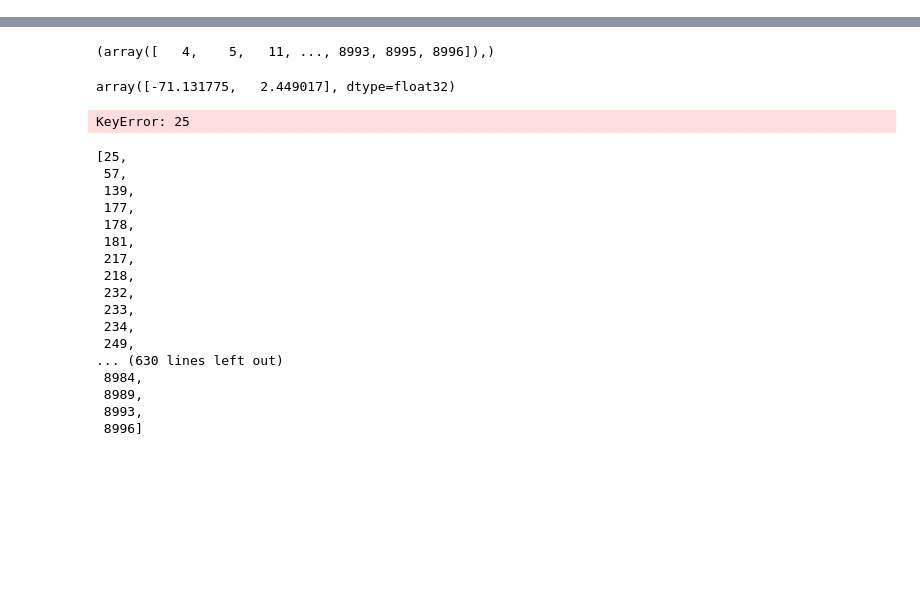
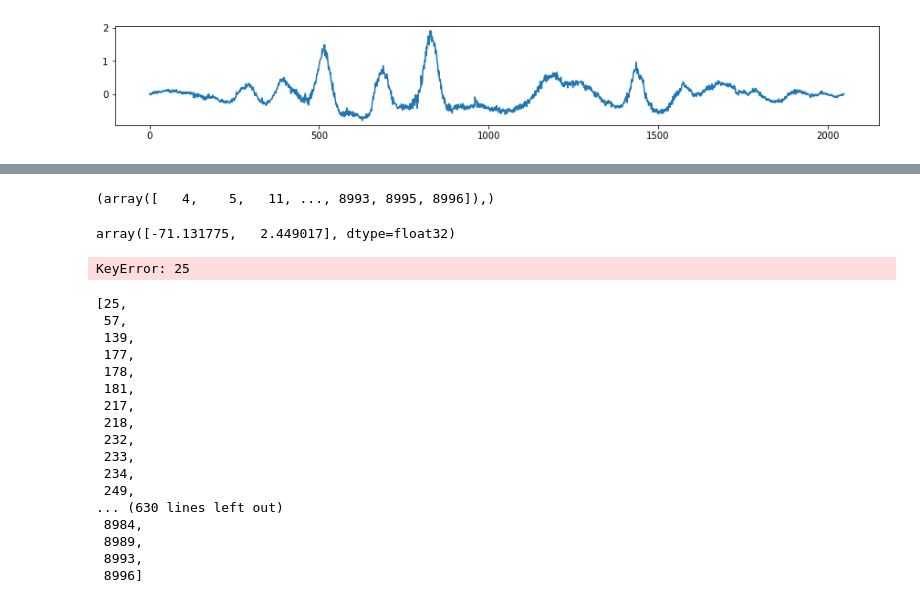
Before and after one commit to shawntan/icentia-ecg, a Jupyter notebook: explore-embs.ipynb, the cells around one changed output, grey strips where cells are left out. Cells and saved outputs as stored; diff of their text form; code cells hidden in the pictures; blank space fills up the shorter version.

```diff
--- a/explore-embs.ipynb
+++ b/explore-embs.ipynb
@@ -13,3 +31,8 @@ data_raw, labels = utils.getSubset(7000)
+# %%
+plt.figure(figsize=(15,2))
+plt.plot(recon[0][0]);
+# %% [output]
+[figure, added]
 # %%
 #enc = encoders.fft()
 enc = encoders.convautoencoder()
```
Also changed, not shown: parts of 12 cells of this notebook.
